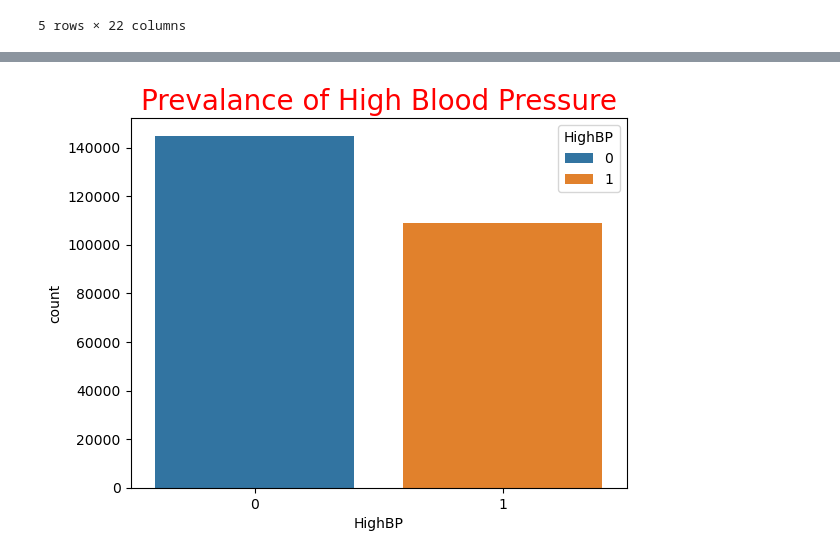
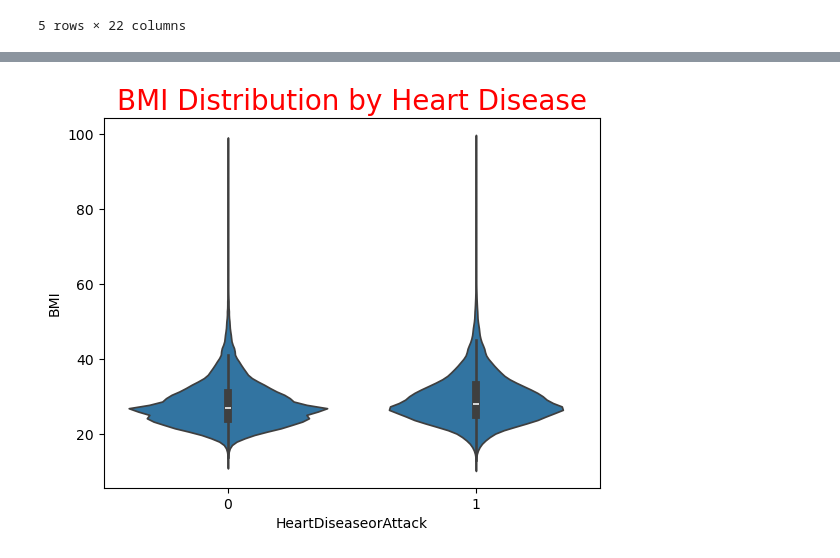
Before and after one commit to tamalbhowmik1995-svg/Analyse-Health-and-Demographic-Using-Python, a Jupyter notebook: Untitled.ipynb, the cells around one changed output, grey strips where cells are left out. Cells and saved outputs as stored; diff of their text form; code cells hidden in the pictures.

```diff
--- a/Untitled.ipynb
+++ b/Untitled.ipynb
@@ -3,7 +3,7 @@ import pandas as pd
 import matplotlib.pyplot as plt
 import seaborn as sns
 # %%
-df=pd.read_csv('heart_disease_health_indicators_BRFSS2015 2 (1) (1).csv')
+df=pd.read_csv('heart_disease_health_indicators_BRFSS2015 2 (1) (2).csv')
 df.head()
 # %% [output]
 |  | HeartDiseaseorAttack | HighBP | HighChol | CholCheck | BMI | Smoker | Stroke | Diabetes | PhysActivity | ... |
@@ -44,6 +107,6 @@ plt.show()
 # %%
-sns.countplot(x='HighBP', data=df, hue='HighBP')
-plt.title('Prevalance of High Blood Pressure', color='red', size=20)
+sns.violinplot(x='HeartDiseaseorAttack', y='BMI', data=df)
+plt.title('BMI Distribution by Heart Disease', color='red', size=20)
 plt.show()
 # %% [output]
-[figure, old version]
+[figure, new version]
```
Also changed, not shown: parts of 28 cells of this notebook.
